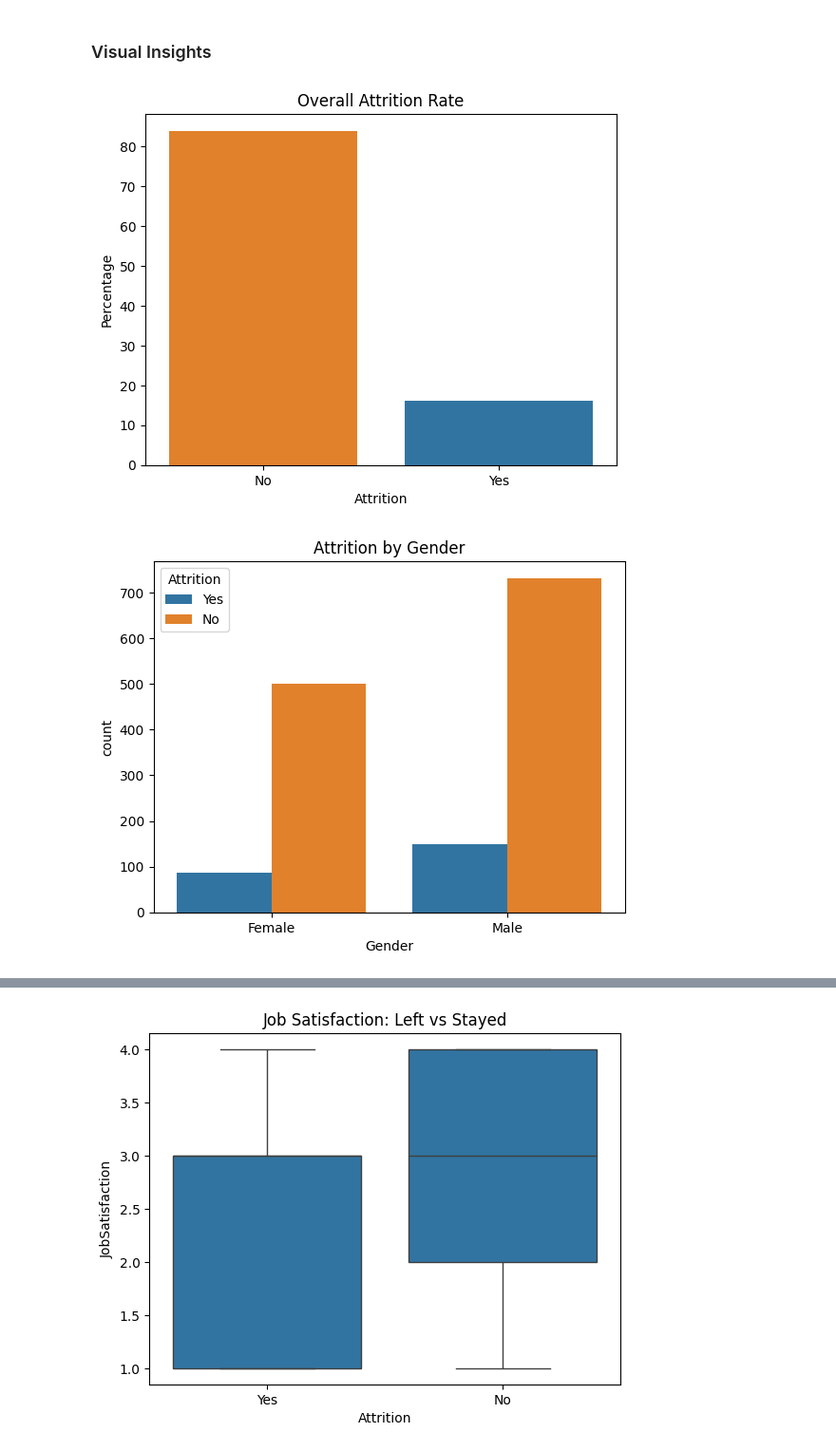
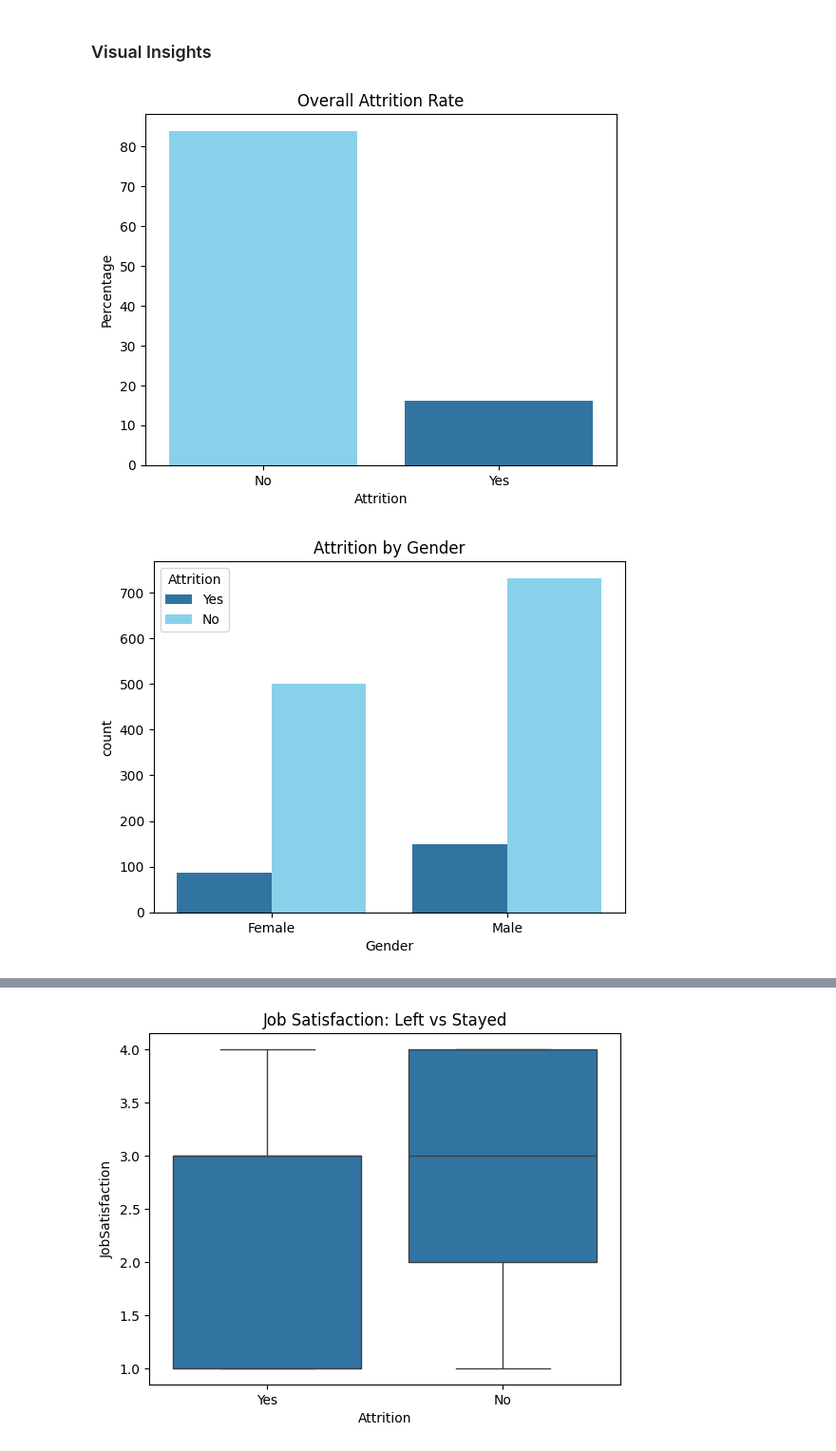
Before and after one commit to Rawan-Sotohy/HR-Attrition-Insights, a Jupyter notebook: notebook/HR_Attrition_Analysis.ipynb, the cells around one changed output, grey strips where cells are left out. Shown at 95% size. Cells and saved outputs as stored; diff of their text form; code cells hidden in the pictures.

```diff
--- a/notebook/HR_Attrition_Analysis.ipynb
+++ b/notebook/HR_Attrition_Analysis.ipynb
@@ -23,7 +23,7 @@ import warnings
 warnings.filterwarnings('ignore')
 # %%
 # Load Dataset
-df = pd.read_csv('../Data/HR-Employee-Attrition.csv')
+df = pd.read_csv('../data/HR-Employee-Attrition.csv')
 df.head()
 # %% [output]
 |  | Age | Attrition | BusinessTravel | DailyRate | Department | DistanceFromHome | Education | ... |
@@ -152,18 +152,18 @@ True
 # %%
 # Overall Attrition Rate
 attrition_rate = df["Attrition"].value_counts(normalize=True) * 100
-sns.barplot(x=attrition_rate.index, y=attrition_rate.values, palette={'Yes': "#1f77b4", 'No': "#ff7f0e"})
+sns.barplot(x=attrition_rate.index, y=attrition_rate.values, palette={'Yes': "#1f77b4", 'No': "#79d9fb"})
 plt.title("Overall Attrition Rate")
 plt.ylabel("Percentage")
 plt.show()
 # %% [output]
-[figure, old version]
+[figure, new version]
 # %%
 # Attrition by Gender
-sns.countplot(data=df, x='Gender', hue='Attrition')
+sns.countplot(data=df, x='Gender', hue='Attrition',palette={'Yes': "#1f77b4", 'No': "#79d9fb"})
 plt.title("Attrition by Gender")
 plt.show()
 # %% [output]
-[figure, old version]
+[figure, new version]
 # %%
 # Attrition vs OverTime
```
Also changed, not shown: parts of 2 cells of this notebook, 2 other files.
